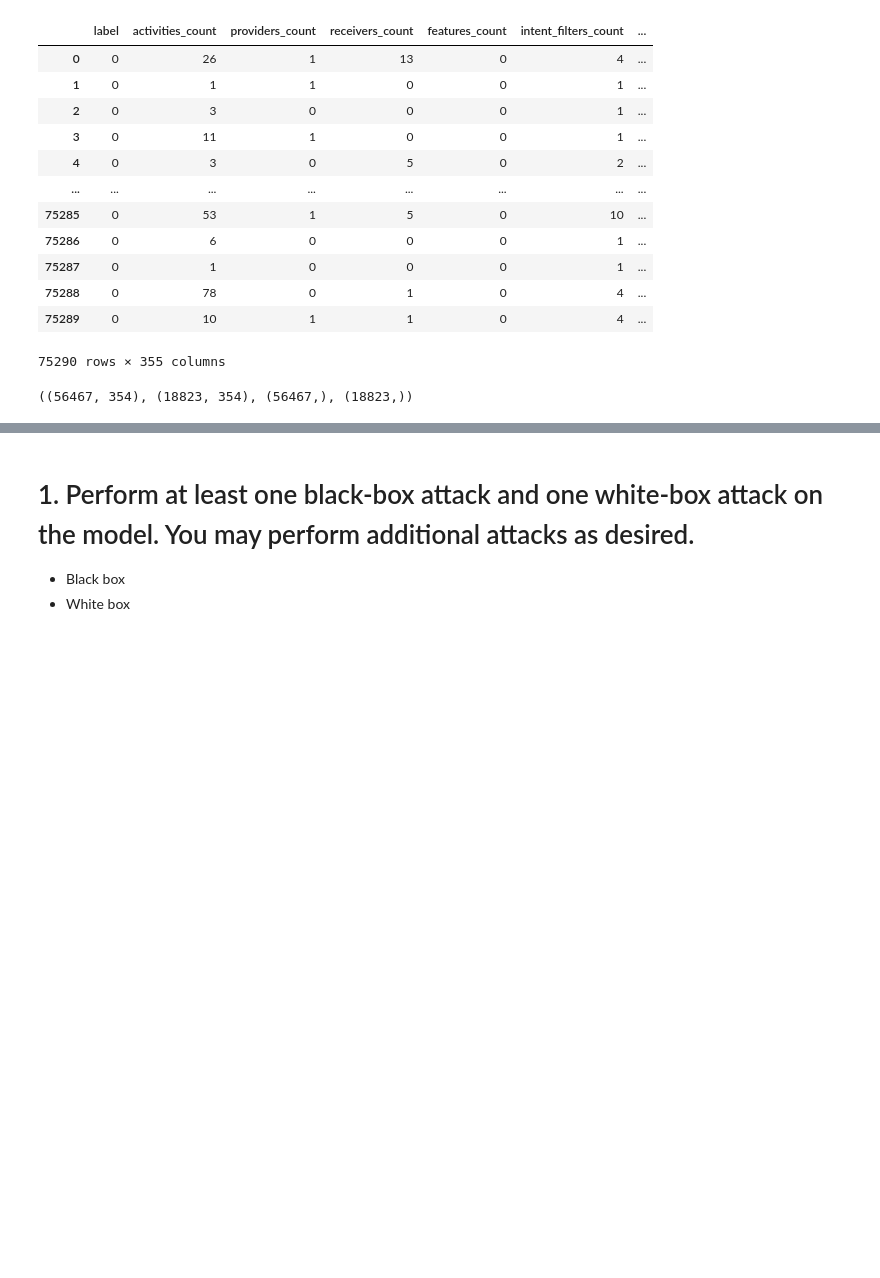
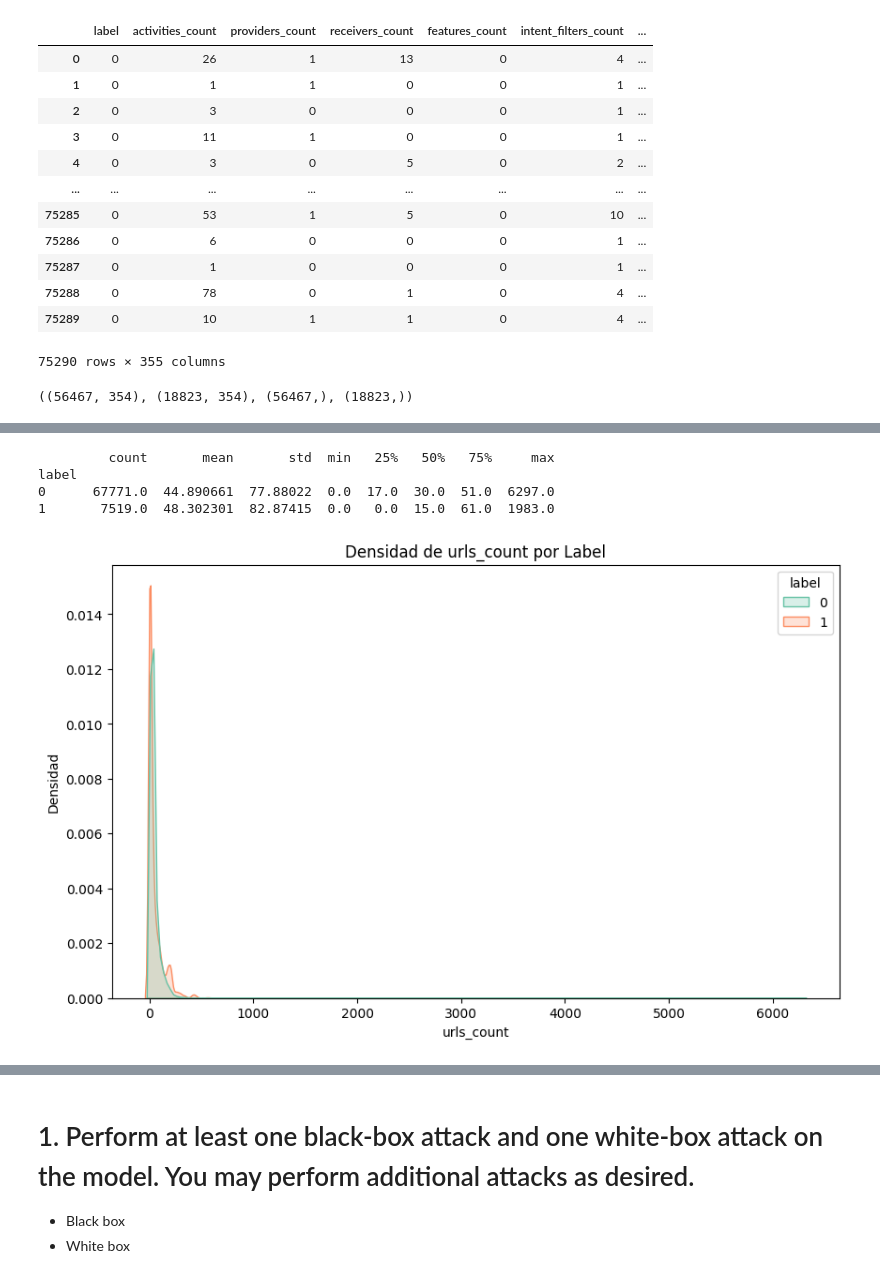
Before and after one commit to Cortijo02/SEGUR, a Jupyter notebook: sypd/template.ipynb, the cells around one changed output, grey strips where cells are left out. Saved outputs shown, nothing was run; the diff lists cells and outputs as text; code cells hidden in the pictures; blank space fills up the shorter version.

```diff
--- a/sypd/template.ipynb
+++ b/sypd/template.ipynb
@@ -111,0 +147,21 @@ Test Accuracy: 0.9805
+# %%
+import seaborn as sns
+
+# Estadísticas descriptivas de urls_count por label
+urls_count_stats = df.groupby('label')['urls_count'].describe()
+print(urls_count_stats)
+# %% [output]
+         count       mean       std  min   25%   50%   75%     max
+label
+0      67771.0  44.890661  77.88022  0.0  17.0  30.0  51.0  6297.0
+1       7519.0  48.302301  82.87415  0.0   0.0  15.0  61.0  1983.0
+# %%
+# Visualización de la densidad de urls_count por label
+plt.figure(figsize=(10, 6))
+sns.kdeplot(data=df, x='urls_count', hue='label', common_norm=False, fill=True, palette='Set2')
+plt.title('Densidad de urls_count por Label')
+plt.xlabel('urls_count')
+plt.ylabel('Densidad')
+plt.show()
+# %% [output]
+[figure, added]
```
Also changed, not shown: parts of 10 cells of this notebook.
